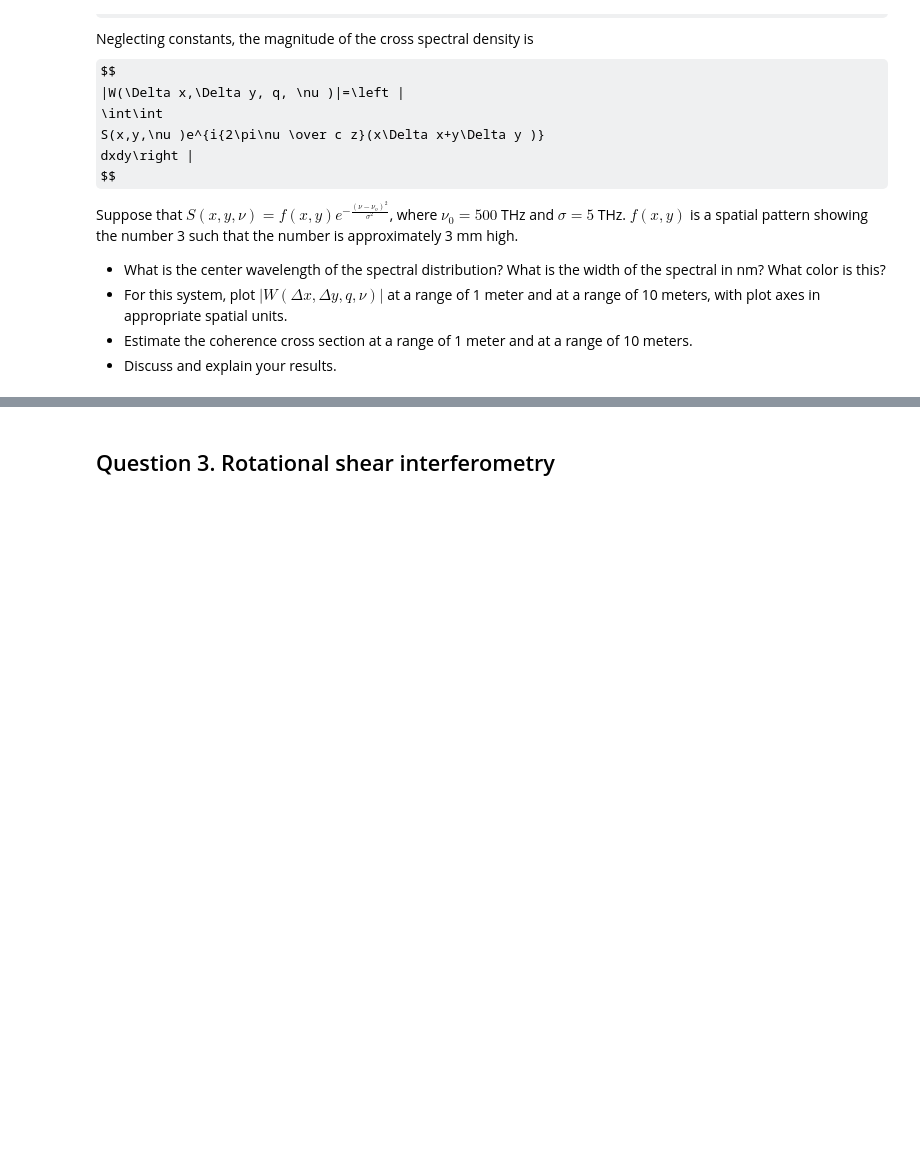
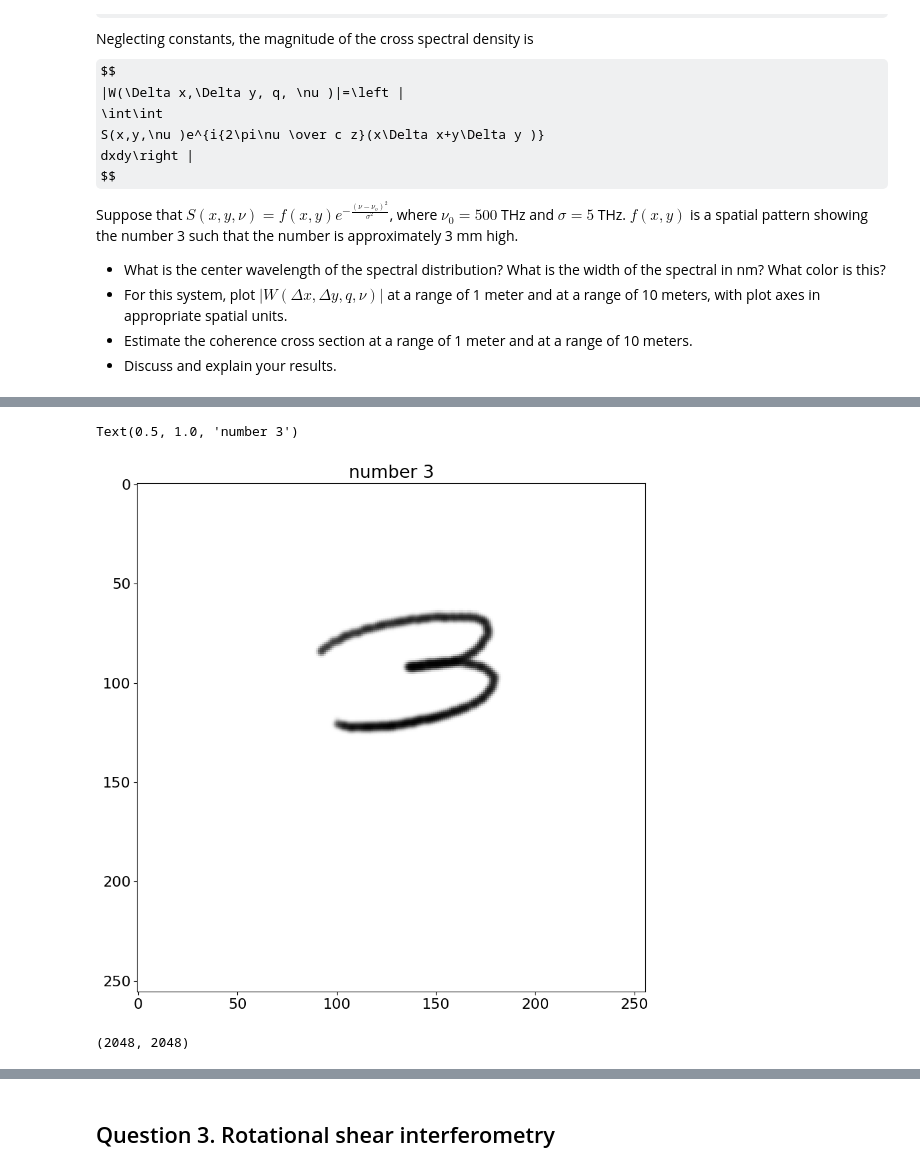
Before and after one commit to arizonaCameraLab/computationalImaging, a Jupyter notebook: coherence/ComputationalPhotographyHomework1.ipynb, the cells around one changed output, grey strips where cells are left out. Cells and saved outputs as stored; diff of their text form; code cells hidden in the pictures; some formulas as TeX source; blank space fills up the shorter version.

```diff
--- a/coherence/ComputationalPhotographyHomework1.ipynb
+++ b/coherence/ComputationalPhotographyHomework1.ipynb
@@ -65,0 +77,8 @@ Suppose that $S(x,y,\nu )= f(x,y) e^{-\frac{(\nu - \nu_o)^2}{\sigma^2}}$, where
+# %%
+three=plt.imread('3.png')
+three=three[:,:,0]
+plt.imshow(three,cmap='gray')
+plt.title('number 3')
+# %% [output]
+Text(0.5, 1.0, 'number 3')
+[figure, added]
@@ -65,0 +87,4 @@ Suppose that $S(x,y,\nu )= f(x,y) e^{-\frac{(\nu - \nu_o)^2}{\sigma^2}}$, where
+# %%
+three.shape
+# %% [output]
+(2048, 2048)
```
Also changed, not shown: parts of 8 cells of this notebook.
